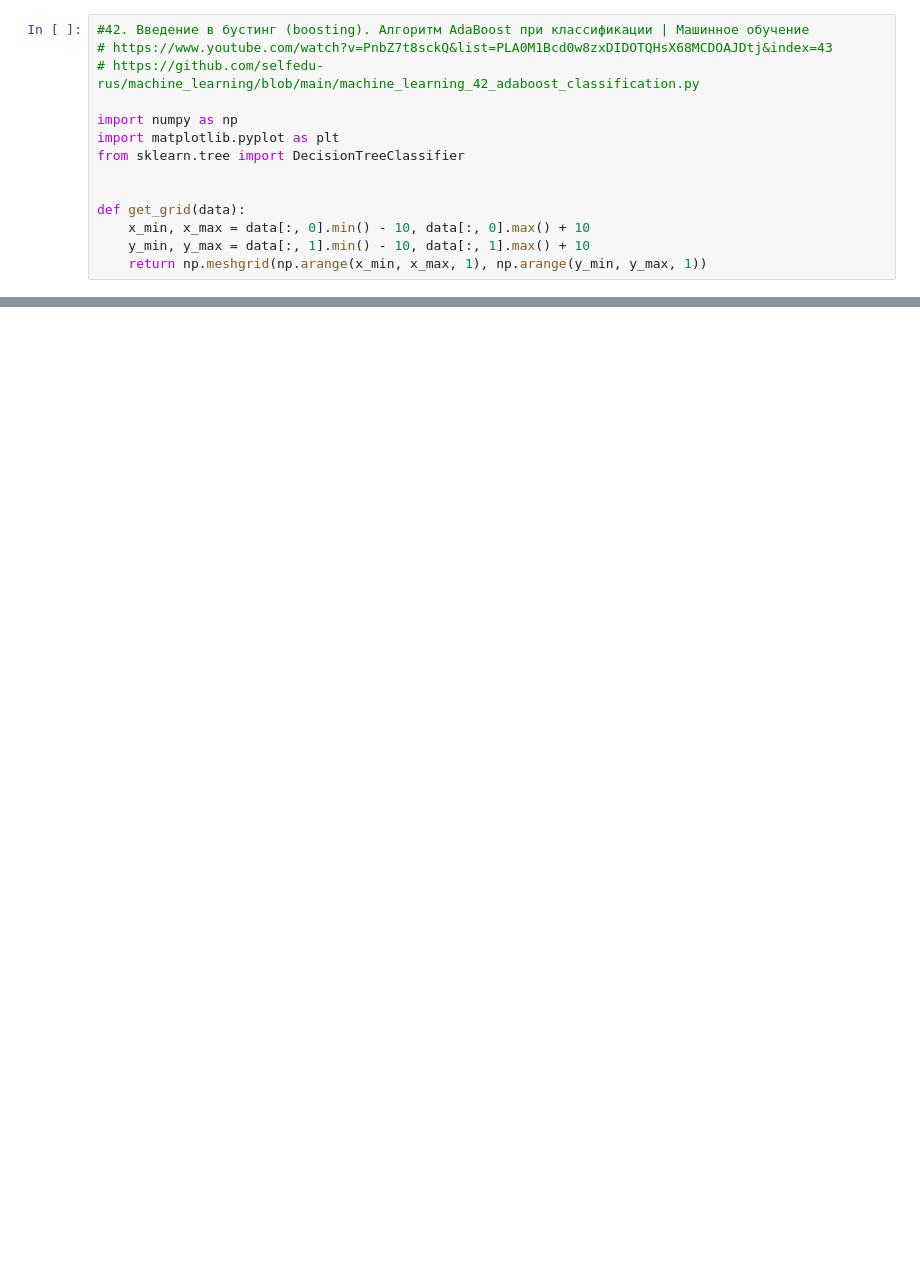
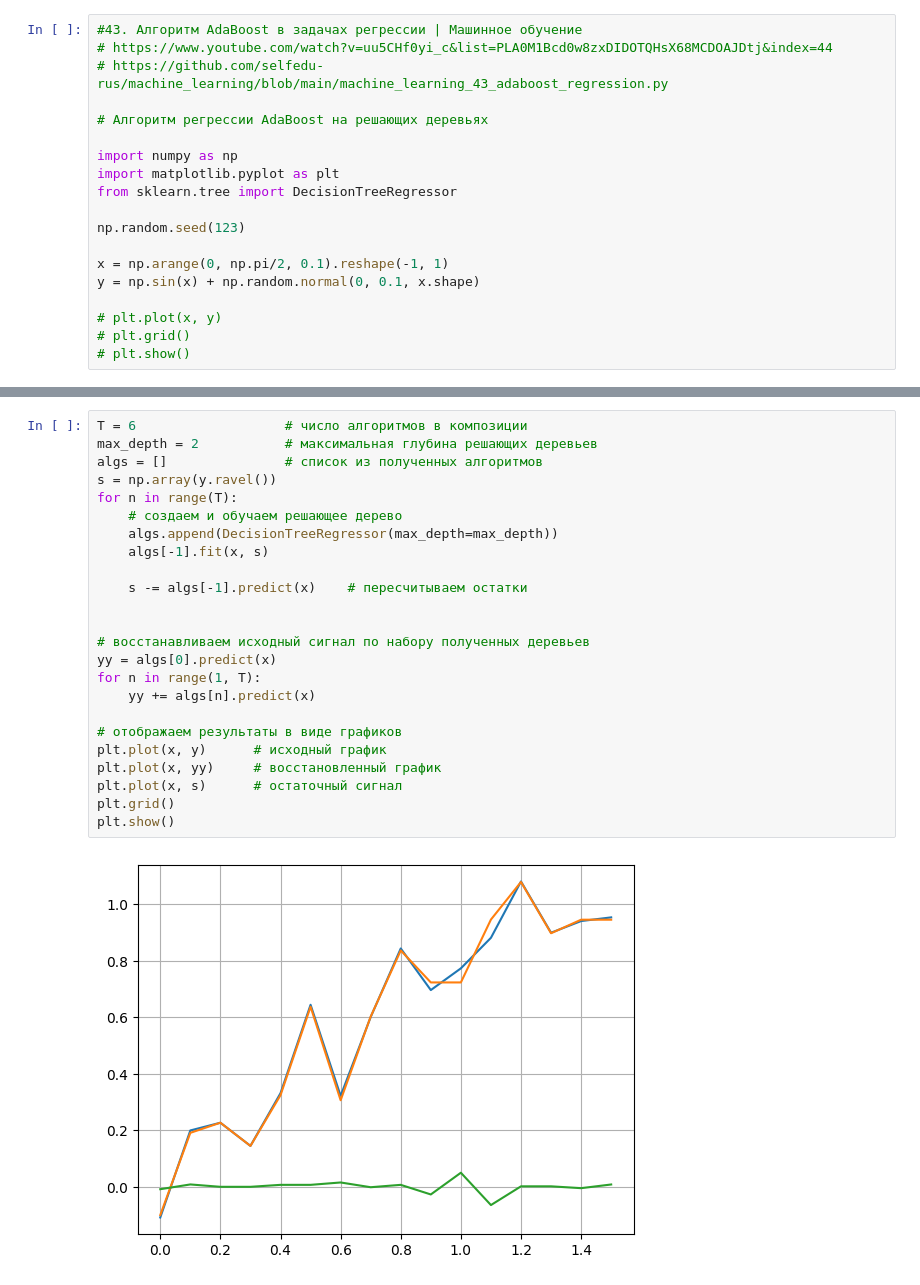
Before and after one commit to Sergey-Kiselev-dev/ML_sem_pub, a Jupyter notebook: ML_04_selfedu_ml_43a.ipynb, the cells around one changed output, grey strips where cells are left out. Drawn from its saved outputs; the diff is of its cells as text; blank space fills up the shorter version.

```diff
--- a/ML_04_selfedu_ml_43a.ipynb
+++ b/ML_04_selfedu_ml_43a.ipynb
@@ -1,16 +1,21 @@
 # %% [markdown]
 <a href="https://colab.research.google.com/github/Sergey-Kiselev-dev/ML_sem_pub/blob/main/ML_04_selfedu_ml_43a.ipynb" target="_parent"><img src="https://colab.research.google.com/assets/colab-badge.svg" alt="Open In Colab"/></a>
 # %%
-#42. Введение в бустинг (boosting). Алгоритм AdaBoost при классификации | Машинное обучение
-# https://www.youtube.com/watch?v=PnbZ7t8sckQ&list=PLA0M1Bcd0w8zxDIDOTQHsX68MCDOAJDtj&index=43
-# https://github.com/selfedu-rus/machine_learning/blob/main/machine_learning_42_adaboost_classification.py
+#43. Алгоритм AdaBoost в задачах регрессии | Машинное обучение
+# https://www.youtube.com/watch?v=uu5CHf0yi_c&list=PLA0M1Bcd0w8zxDIDOTQHsX68MCDOAJDtj&index=44
+# https://github.com/selfedu-rus/machine_learning/blob/main/machine_learning_43_adaboost_regression.py
+
+# Алгоритм регрессии AdaBoost на решающих деревьях
 
 import numpy as np
 import matplotlib.pyplot as plt
-from sklearn.tree import DecisionTreeClassifier
+from sklearn.tree import DecisionTreeRegressor
 
+np.random.seed(123)
 
-def get_grid(data):
-    x_min, x_max = data[:, 0].min() - 10, data[:, 0].max() + 10
-    y_min, y_max = data[:, 1].min() - 10, data[:, 1].max() + 10
-    return np.meshgrid(np.arange(x_min, x_max, 1), np.arange(y_min, y_max, 1))
+x = np.arange(0, np.pi/2, 0.1).reshape(-1, 1)
+y = np.sin(x) + np.random.normal(0, 0.1, x.shape)
+
+# plt.plot(x, y)
+# plt.grid()
+# plt.show()
@@ -71,0 +22,26 @@ plt.show()
+# %%
+T = 6                   # число алгоритмов в композиции
+max_depth = 2           # максимальная глубина решающих деревьев
+algs = []               # список из полученных алгоритмов
+s = np.array(y.ravel())
+for n in range(T):
+    # создаем и обучаем решающее дерево
+    algs.append(DecisionTreeRegressor(max_depth=max_depth))
+    algs[-1].fit(x, s)
+
+    s -= algs[-1].predict(x)    # пересчитываем остатки
+
+
+# восстанавливаем исходный сигнал по набору полученных деревьев
+yy = algs[0].predict(x)
+for n in range(1, T):
+    yy += algs[n].predict(x)
+
+# отображаем результаты в виде графиков
+plt.plot(x, y)      # исходный график
+plt.plot(x, yy)     # восстановленный график
+plt.plot(x, s)      # остаточный сигнал
+plt.grid()
+plt.show()
+# %% [output]
+[figure, added]
```
Also changed, not shown: parts of 2 cells of this notebook.
